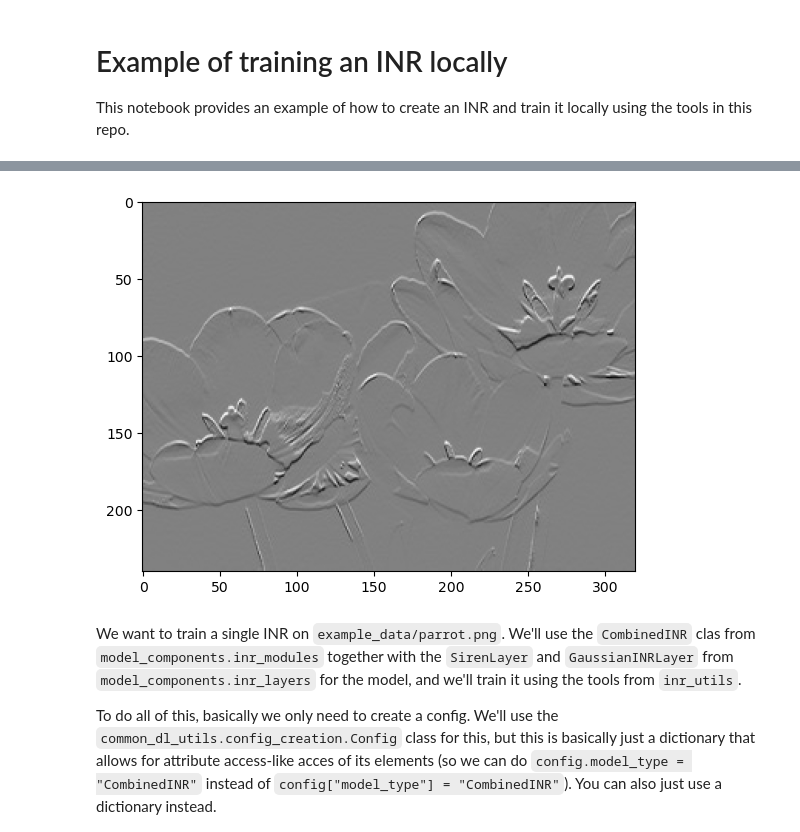
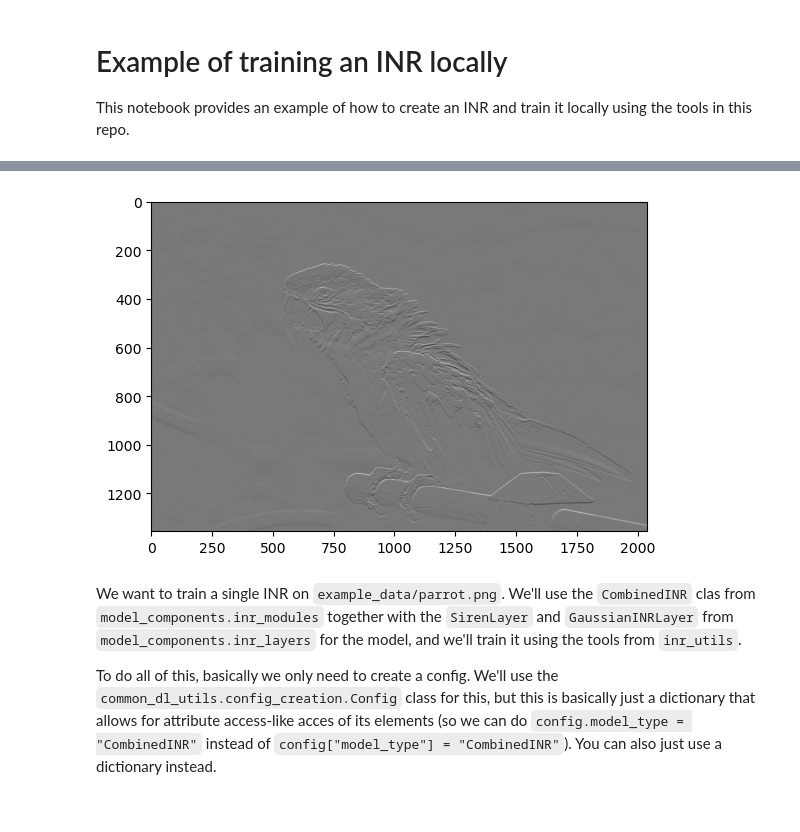
Before and after one commit to stilxam/INR_BEP, a Jupyter notebook: inr_example.ipynb, the cells around one changed output, grey strips where cells are left out. Saved outputs shown, nothing was run; the diff lists cells and outputs as text; code cells hidden in the pictures; blank space fills up the shorter version.

```diff
--- a/inr_example.ipynb
+++ b/inr_example.ipynb
@@ -32,11 +35,12 @@ jnp.save('example_data/gray_flower_grads_scaled.npy',
 # %%
 from matplotlib import pyplot as plt
-gp = load_image_as_array('example_data/gray_flower_grads_scaled.npy')
+# gp = load_image_as_array('example_data/gray_flower_grads_scaled.npy')
+gp = load_image_as_array('example_data/gray_parrot_grads_scaled.npy')
 
 plt.imshow(gp[:,:,0], cmap='gray')
 plt.show()
 # %% [output]
-[figure, old version]
+[figure, new version]
 # %% [markdown]
 We want to train a single INR on `example_data/parrot.png`. We'll use the `CombinedINR` clas from `model_components.inr_modules` together with the `SirenLayer` and `GaussianINRLayer` from `model_components.inr_layers` for the model, and we'll train it using the tools from `inr_utils`.
 
```
Also changed, not shown: parts of 3 cells of this notebook, 5 other files.
